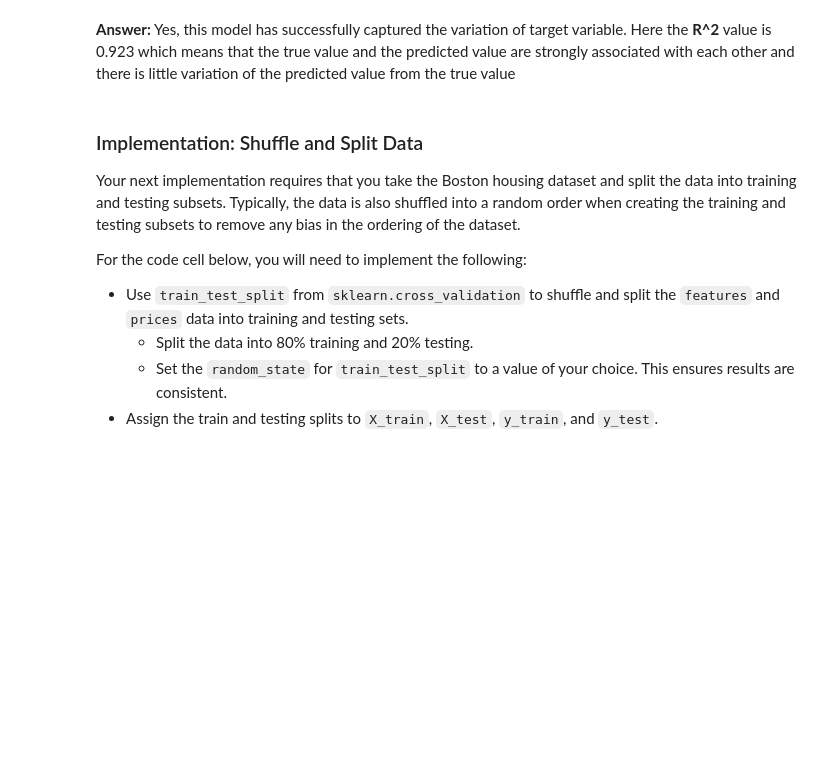
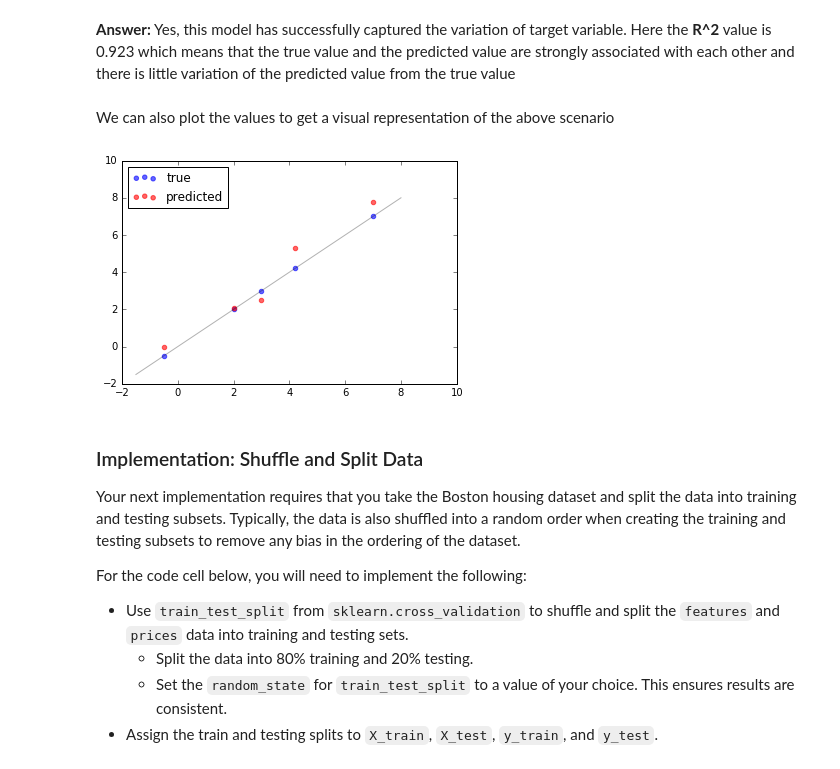
Before and after one commit to bhaskarjitsarmah/boston_housing, a Jupyter notebook: boston_housing.ipynb, the cells around one changed output. Saved outputs shown, nothing was run; the diff lists cells and outputs as text; code cells hidden in the pictures; blank space fills up the shorter version.

```diff
--- a/boston_housing.ipynb
+++ b/boston_housing.ipynb
@@ -148,6 +174,27 @@ print "Model has a coefficient of determination, R^2, of {:.3f}.".format(score)
 Model has a coefficient of determination, R^2, of 0.923.
 # %% [markdown]
 **Answer:** Yes, this model has successfully captured the variation of target variable. Here the **R^2** value is 0.923 which means that the true value and the predicted value are strongly associated with each other and there is little variation of the predicted value from the true value
+# %% [markdown]
+We can also plot the values to get a visual representation of the above scenario
+# %%
+true, pred = [3, -0.5, 2, 7, 4.2],[2.5, 0.0, 2.1, 7.8, 5.3]
+
+#plotting the true values
+true_plot = plt.scatter(true, true, alpha=0.6, color='blue', label='true')
+
+#reference line
+fit = np.poly1d(np.polyfit(true, true, 1))
+lims = np.linspace(min(true) - 1, max(true) + 1)
+plt.plot(lims, fit(lims), alpha=0.3, color='black')
+
+#plotting predicted values
+pred_plot = plt.scatter(true, pred, alpha=0.6, color='red', label='predicted')
+
+#legend and show
+plt.legend(handles=[true_plot, pred_plot], loc='upper left')
+plt.show()
+# %% [output]
+[figure, added]
 # %% [markdown]
 ### Implementation: Shuffle and Split Data
 Your next implementation requires that you take the Boston housing dataset and split the data into training and testing subsets. Typically, the data is also shuffled into a random order when creating the training and testing subsets to remove any bias in the ordering of the dataset.
```
Also changed, not shown: parts of 15 cells of this notebook.
